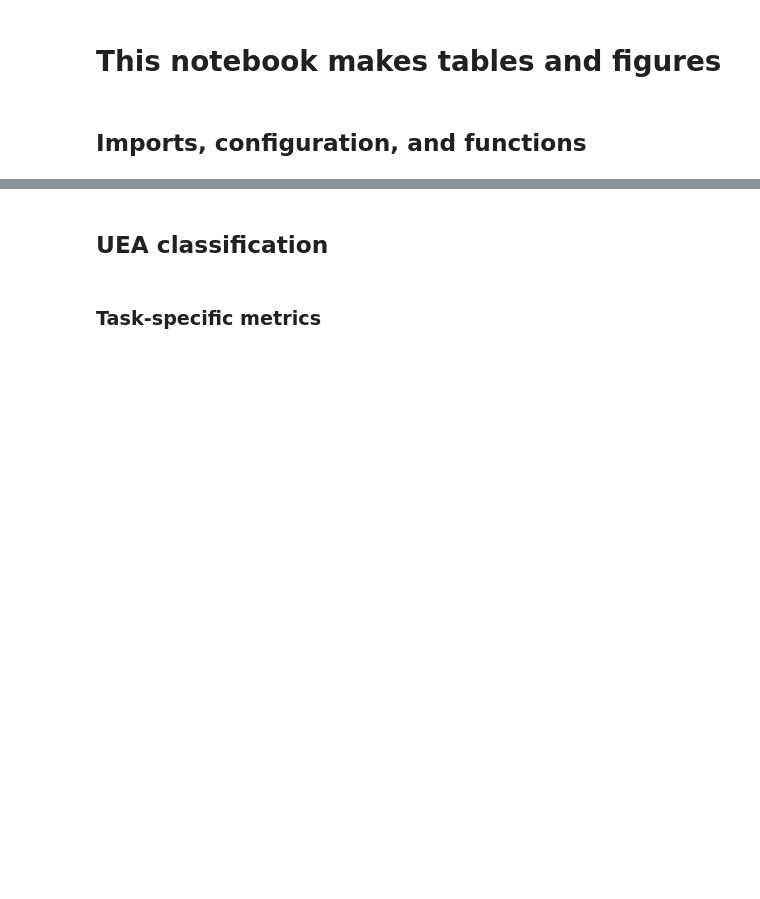
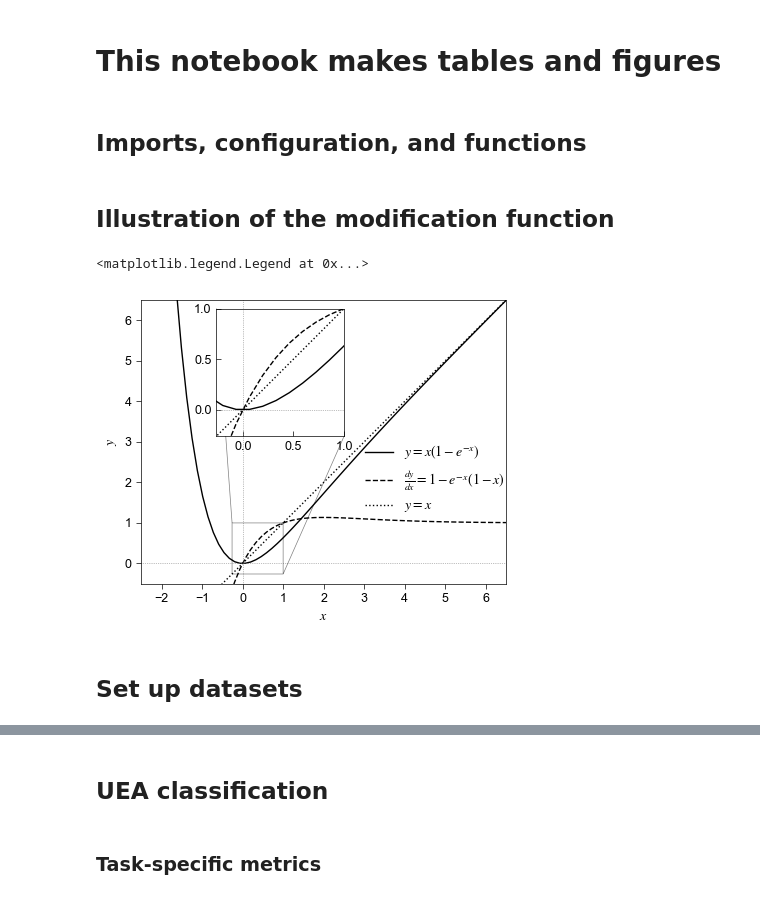
Before and after one commit to Yiru-Jiao/spclt, a Jupyter notebook: figures/visual.ipynb, the cells around one changed output, grey strips where cells are left out. Saved outputs shown, nothing was run; the diff lists cells and outputs as text; code cells hidden in the pictures; blank space fills up the shorter version.

Commit message:
Implement code changes to enhance functionality and improve performance

```diff
--- a/figures/visual.ipynb
+++ b/figures/visual.ipynb
@@ -7,13 +7,17 @@ import numpy as np
 import pandas as pd
 from tqdm import tqdm
 from sklearn.manifold import TSNE
+from sklearn.decomposition import PCA
 import matplotlib.pyplot as plt
 import matplotlib as mpl
 font = {'family' : 'Arial',
         'size'   : 9}
 plt.rc('font', **font)
 plt.rcParams['mathtext.fontset'] = 'stix'
+plt.rc('hatch', color='w', linewidth=0.5)
+plt.rcParams['axes.linewidth'] = 0.5
+plt.rcParams['xtick.major.width'] = 0.5
+plt.rcParams['ytick.major.width'] = 0.5
 import colorcet as cc
 
 cmap = mpl.colors.LinearSegmentedColormap.from_list('cet_cbl2', cc.CET_CBL2[::-1])
-cmap_cw = mpl.colors.LinearSegmentedColormap.from_list('cet_cbtd1', cc.CET_CBTD1)
@@ -19,0 +95,40 @@ cmap_cw = mpl.colors.LinearSegmentedColormap.from_list('cet_cbtd1', cc.CET_CBTD1
+# %% [markdown]
+## Illustration of the modification function
+# %%
+fig, ax = plt.subplots(figsize=(7, 3.5), tight_layout=True)
+sub_ax = ax.inset_axes([0.156, 0.52, 0.45, 0.45])
+# indicate the inset
+ax.indicate_inset_zoom(sub_ax, edgecolor='black', lw=0.5,)
+# make axis ticks inner for sub_ax
+sub_ax.tick_params(direction='in', which='both')
+
+ax.set_xlabel(r'$x$', fontsize=10)
+ax.set_ylabel(r'$y$', fontsize=10)
+
+x = np.linspace(-6.5, 6.5, 100)
+y = x * (1-np.exp(-x))
+yprime = 1 - np.exp(-x)*(1-x)
+
+ax.plot(x, y, color='black', lw=1., label=r'$y = x(1 - e^{-x})$')
+ax.plot(x, yprime, color='black', lw=1., ls='--', label=r"$\frac{dy}{dx} = 1 - e^{-x}(1-x)$")
+ax.plot(x, x, color='black', lw=1., ls=':', label=r'$y = x$')
+
+sub_ax.plot(x, y, color='black', lw=1.)
+sub_ax.plot(x, yprime, color='black', lw=1., ls='--')
+sub_ax.plot(x, x, color='black', lw=1., ls=':')
+ax.axhline(0, color='grey', lw=0.5, ls=':')
+ax.axvline(0, color='grey', lw=0.5, ls=':')
+sub_ax.axhline(0, color='grey', lw=0.5, ls=':')
+sub_ax.axvline(0, color='grey', lw=0.5, ls=':')
+
+ax.set_aspect('equal')
+ax.set_xlim(-2.5, 6.5)
+ax.set_ylim(-0.5, 6.5)
+sub_ax.set_aspect('equal')
+sub_ax.set_xlim(-0.26, 1)
+sub_ax.set_ylim(-0.26, 1)
+
+ax.legend(loc='lower right', fontsize=10, frameon=False, bbox_to_anchor=(1.03, 0.2))
+# %% [output]
+<matplotlib.legend.Legend at 0x...>
+[figure, added]
@@ -20,3 +137,5 @@ cmap_cw = mpl.colors.LinearSegmentedColormap.from_list('cet_cbtd1', cc.CET_CBTD1
+# %% [markdown]
+## Set up datasets
 # %%
 # InsectWingbeat and PenDigits are too large to efficiently compute, and thus are excluded
 
```
Also changed, not shown: parts of 52 cells of this notebook, 1 other file.
